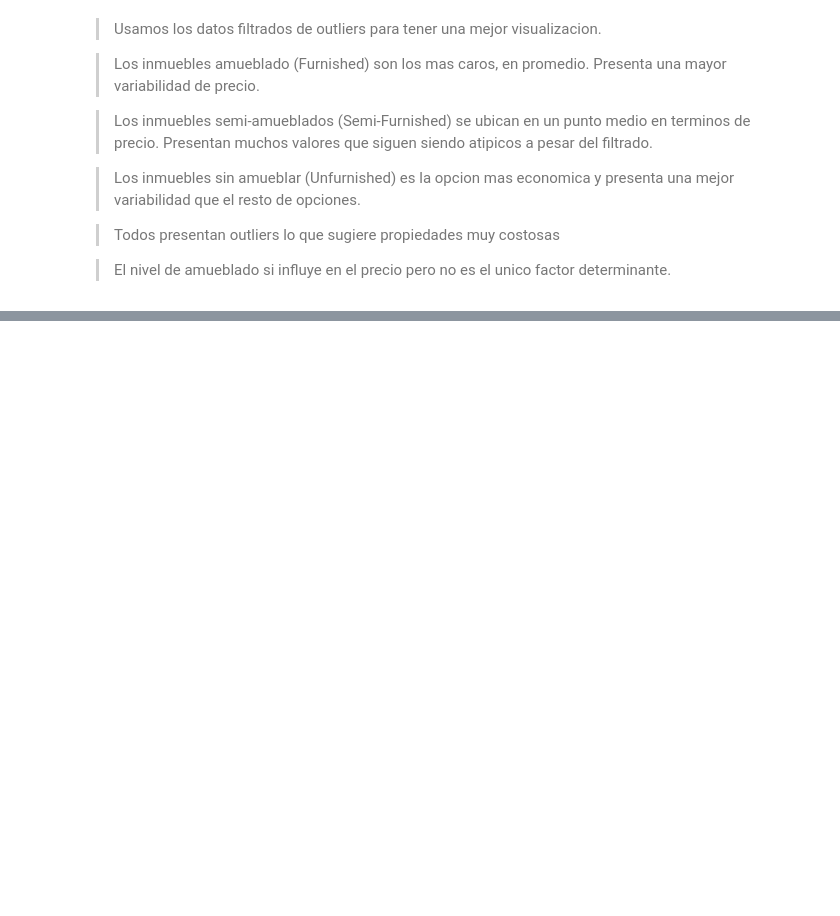
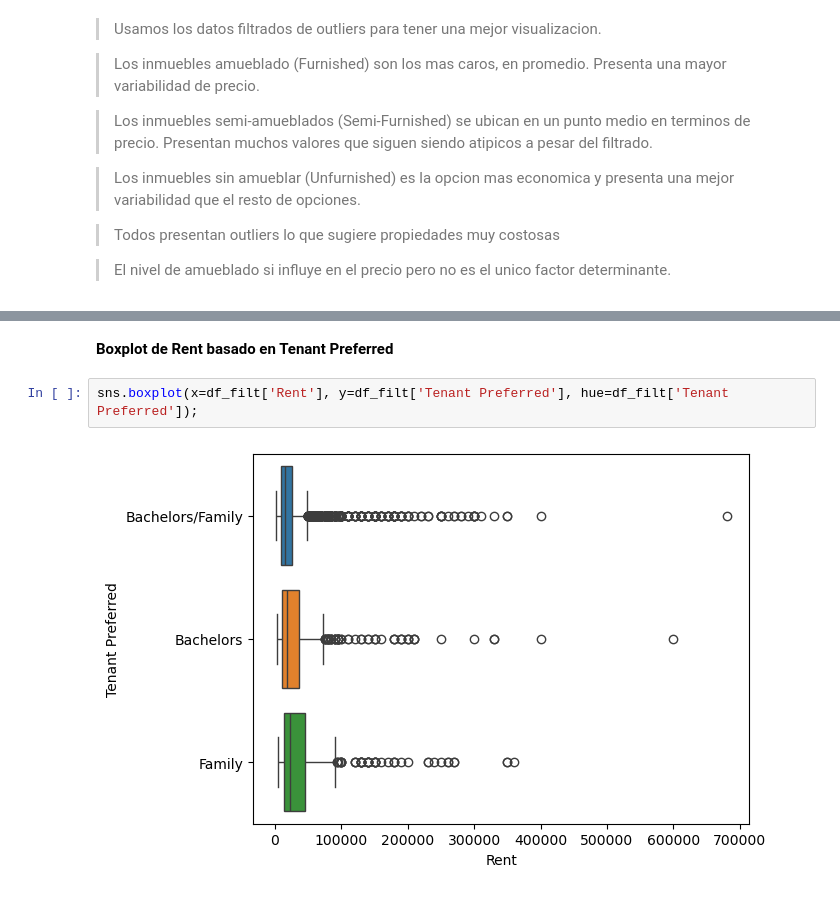
Before and after one commit to jbernalg/Learning_Data, a Jupyter notebook: Course_ML2/Semana_09/JeinffersonBernal_reto8_ML2.ipynb, the cells around one changed output, grey strips where cells are left out. Cells and saved outputs as stored; diff of their text form; blank space fills up the shorter version.

```diff
--- a/Course_ML2/Semana_09/JeinffersonBernal_reto8_ML2.ipynb
+++ b/Course_ML2/Semana_09/JeinffersonBernal_reto8_ML2.ipynb
@@ -148,0 +168,8 @@ sns.boxplot(x=df_filt['Rent'], y=df_filt['Furnishing Status'], hue=df_filt['Furn
+# %% [markdown]
+__Boxplot de Rent basado en Tenant Preferred__
+# %%
+sns.boxplot(x=df_filt['Rent'], y=df_filt['Tenant Preferred'], hue=df_filt['Tenant Preferred']);
+# %% [output]
+[figure, added]
+# %% [markdown]
+>
```
Also changed, not shown: parts of 3 cells of this notebook.
